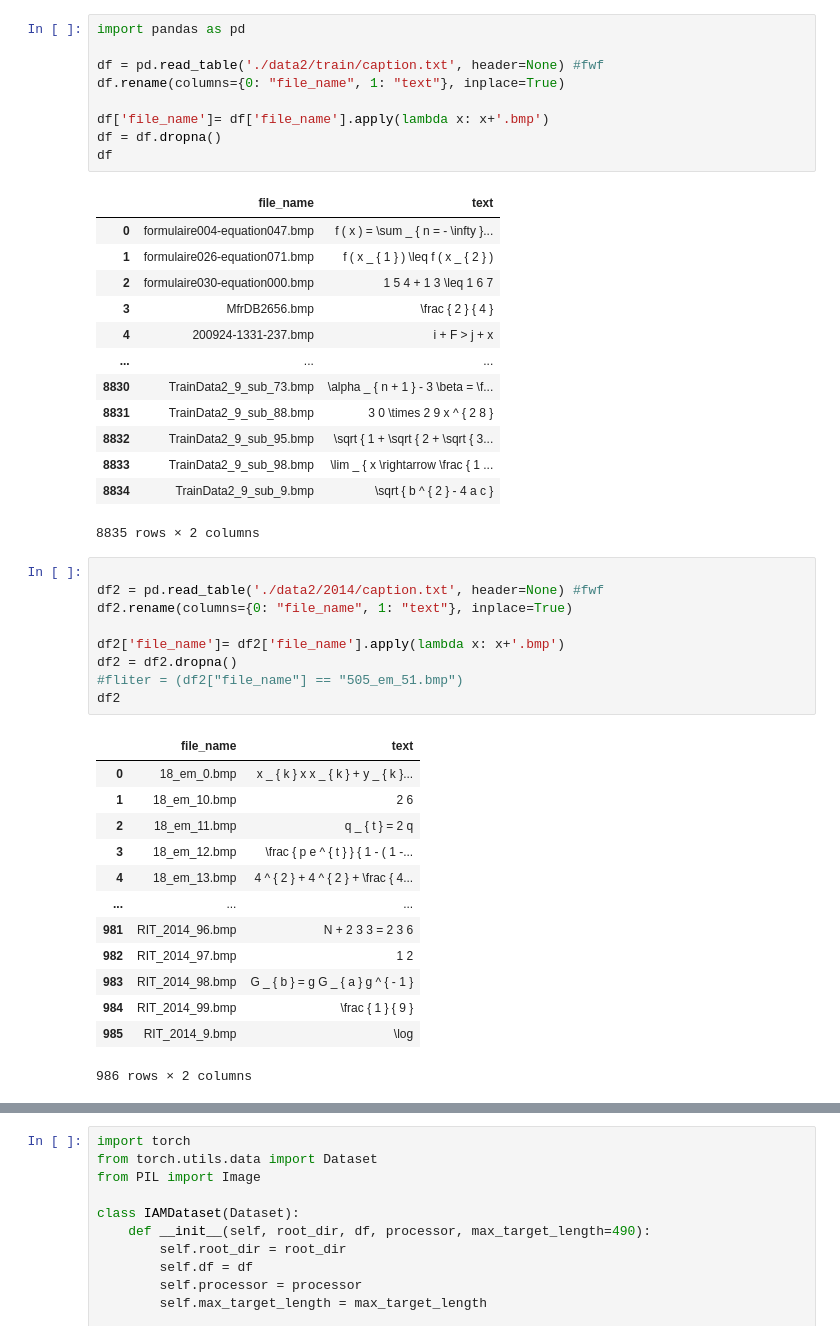
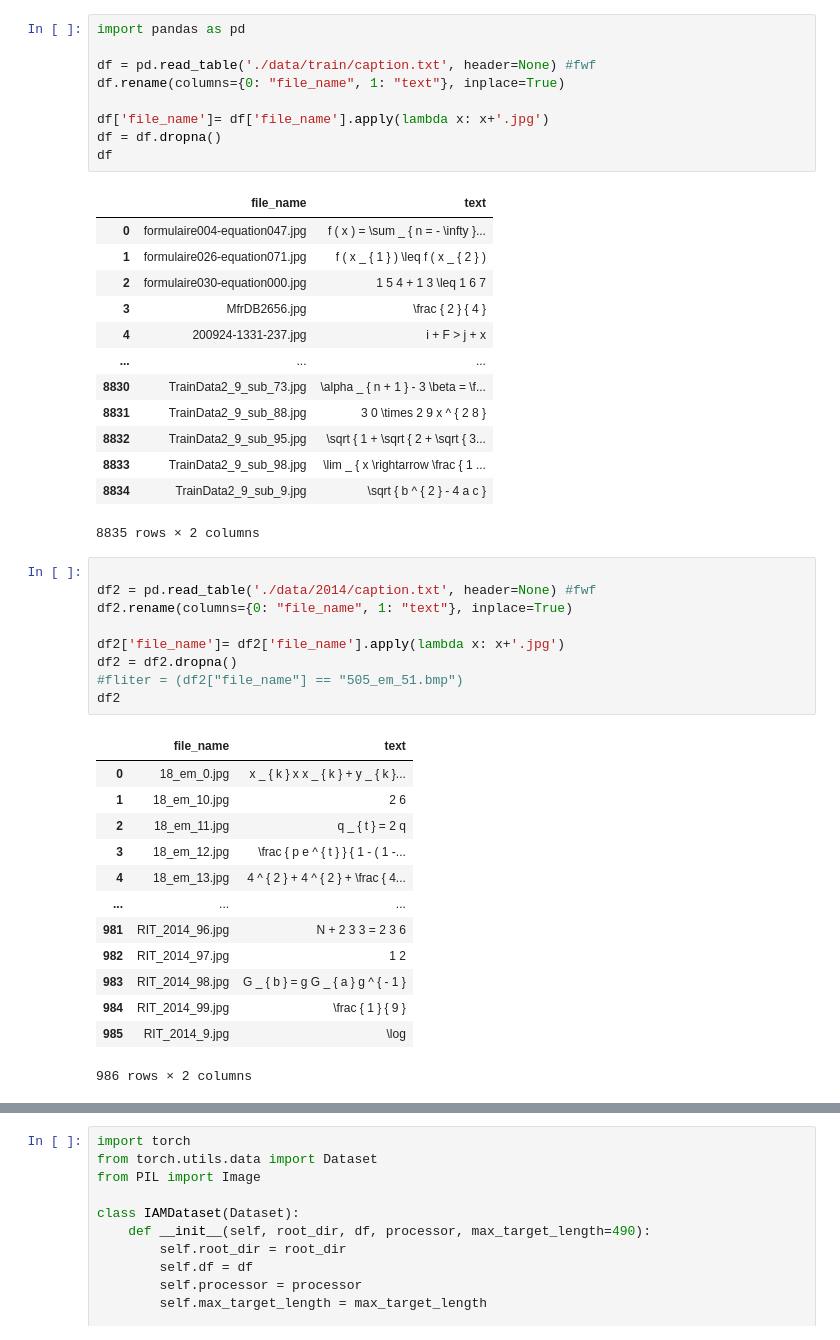
Before and after one commit to win5923/TrOCR-Handwritten-Mathematical-Expression-Recognition, a Jupyter notebook: train.ipynb, the cells around one changed output, grey strips where cells are left out. Saved outputs shown, nothing was run; the diff lists cells and outputs as text.

```diff
--- a/train.ipynb
+++ b/train.ipynb
@@ -4,48 +7,48 @@
 # %%
 import pandas as pd
 
-df = pd.read_table('./data2/train/caption.txt', header=None) #fwf
+df = pd.read_table('./data/train/caption.txt', header=None) #fwf
 df.rename(columns={0: "file_name", 1: "text"}, inplace=True)
 
-df['file_name']= df['file_name'].apply(lambda x: x+'.bmp')
+df['file_name']= df['file_name'].apply(lambda x: x+'.jpg')
 df = df.dropna()
 df
 # %% [output]
 |  | file_name | text |
-| 0 | formulaire004-equation047.bmp | f ( x ) = \sum _ { n = - \infty }... |
-| 1 | formulaire026-equation071.bmp | f ( x _ { 1 } ) \leq f ( x _ { 2 } ) |
-| 2 | formulaire030-equation000.bmp | 1 5 4 + 1 3 \leq 1 6 7 |
-| 3 | MfrDB2656.bmp | \frac { 2 } { 4 } |
-| 4 | 200924-1331-237.bmp | i + F > j + x |
+| 0 | formulaire004-equation047.jpg | f ( x ) = \sum _ { n = - \infty }... |
+| 1 | formulaire026-equation071.jpg | f ( x _ { 1 } ) \leq f ( x _ { 2 } ) |
+| 2 | formulaire030-equation000.jpg | 1 5 4 + 1 3 \leq 1 6 7 |
+| 3 | MfrDB2656.jpg | \frac { 2 } { 4 } |
+| 4 | 200924-1331-237.jpg | i + F > j + x |
 | ... | ... | ... |
-| 8830 | TrainData2_9_sub_73.bmp | \alpha _ { n + 1 } - 3 \beta = \f... |
-| 8831 | TrainData2_9_sub_88.bmp | 3 0 \times 2 9 x ^ { 2 8 } |
-| 8832 | TrainData2_9_sub_95.bmp | \sqrt { 1 + \sqrt { 2 + \sqrt { 3... |
-| 8833 | TrainData2_9_sub_98.bmp | \lim _ { x \rightarrow \frac { 1 ... |
-| 8834 | TrainData2_9_sub_9.bmp | \sqrt { b ^ { 2 } - 4 a c } |
+| 8830 | TrainData2_9_sub_73.jpg | \alpha _ { n + 1 } - 3 \beta = \f... |
+| 8831 | TrainData2_9_sub_88.jpg | 3 0 \times 2 9 x ^ { 2 8 } |
+| 8832 | TrainData2_9_sub_95.jpg | \sqrt { 1 + \sqrt { 2 + \sqrt { 3... |
+| 8833 | TrainData2_9_sub_98.jpg | \lim _ { x \rightarrow \frac { 1 ... |
+| 8834 | TrainData2_9_sub_9.jpg | \sqrt { b ^ { 2 } - 4 a c } |
 8835 rows × 2 columns
 # %%
 
-df2 = pd.read_table('./data2/2014/caption.txt', header=None) #fwf
+df2 = pd.read_table('./data/2014/caption.txt', header=None) #fwf
 df2.rename(columns={0: "file_name", 1: "text"}, inplace=True)
 
-df2['file_name']= df2['file_name'].apply(lambda x: x+'.bmp')
+df2['file_name']= df2['file_name'].apply(lambda x: x+'.jpg')
 df2 = df2.dropna()
 #fliter = (df2["file_name"] == "505_em_51.bmp")
 df2
 # %% [output]
 |  | file_name | text |
-| 0 | 18_em_0.bmp | x _ { k } x x _ { k } + y _ { k }... |
-| 1 | 18_em_10.bmp | 2 6 |
-| 2 | 18_em_11.bmp | q _ { t } = 2 q |
-| 3 | 18_em_12.bmp | \frac { p e ^ { t } } { 1 - ( 1 -... |
-| 4 | 18_em_13.bmp | 4 ^ { 2 } + 4 ^ { 2 } + \frac { 4... |
+| 0 | 18_em_0.jpg | x _ { k } x x _ { k } + y _ { k }... |
+| 1 | 18_em_10.jpg | 2 6 |
+| 2 | 18_em_11.jpg | q _ { t } = 2 q |
+| 3 | 18_em_12.jpg | \frac { p e ^ { t } } { 1 - ( 1 -... |
+| 4 | 18_em_13.jpg | 4 ^ { 2 } + 4 ^ { 2 } + \frac { 4... |
 | ... | ... | ... |
-| 981 | RIT_2014_96.bmp | N + 2 3 3 = 2 3 6 |
-| 982 | RIT_2014_97.bmp | 1 2 |
-| 983 | RIT_2014_98.bmp | G _ { b } = g G _ { a } g ^ { - 1 } |
-| 984 | RIT_2014_99.bmp | \frac { 1 } { 9 } |
-| 985 | RIT_2014_9.bmp | \log |
+| 981 | RIT_2014_96.jpg | N + 2 3 3 = 2 3 6 |
+| 982 | RIT_2014_97.jpg | 1 2 |
+| 983 | RIT_2014_98.jpg | G _ { b } = g G _ { a } g ^ { - 1 } |
+| 984 | RIT_2014_99.jpg | \frac { 1 } { 9 } |
+| 985 | RIT_2014_9.jpg | \log |
 986 rows × 2 columns
 # %%
 from sklearn.model_selection import train_test_split
```
Also changed, not shown: parts of 9 cells of this notebook, 3 other files.
